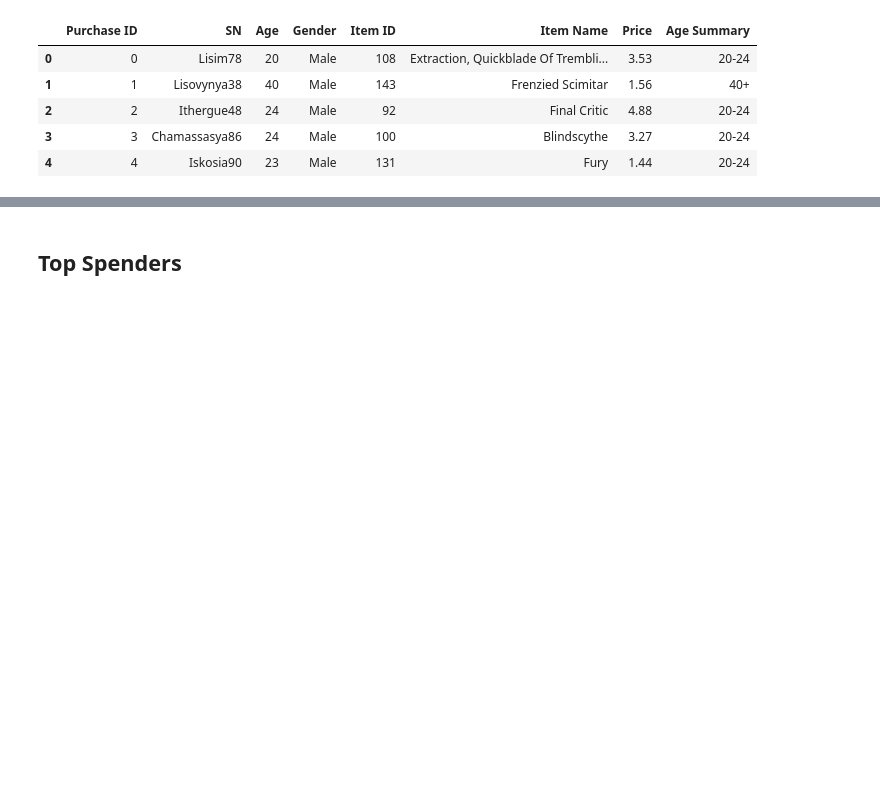
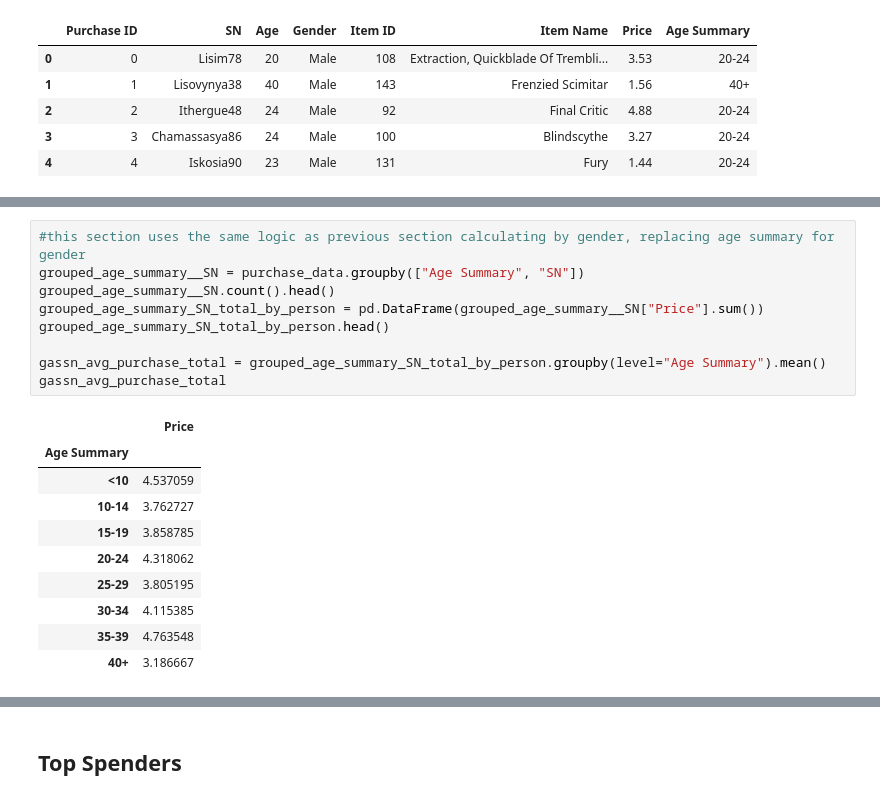
Before and after one commit to jennneth/pandas-challenge, a Jupyter notebook: HeroesofPymoli/HeroesOfPymoli_starter.ipynb, the cells around one changed output, grey strips where cells are left out. Saved outputs shown, nothing was run; the diff lists cells and outputs as text; blank space fills up the shorter version.

```diff
--- a/HeroesofPymoli/HeroesOfPymoli_starter.ipynb
+++ b/HeroesofPymoli/HeroesOfPymoli_starter.ipynb
@@ -420,0 +452,20 @@ purchase_data.head()
+# %%
+#this section uses the same logic as previous section calculating by gender, replacing age summary for gender
+grouped_age_summary__SN = purchase_data.groupby(["Age Summary", "SN"])
+grouped_age_summary__SN.count().head()
+grouped_age_summary_SN_total_by_person = pd.DataFrame(grouped_age_summary__SN["Price"].sum())
+grouped_age_summary_SN_total_by_person.head()
+
+gassn_avg_purchase_total = grouped_age_summary_SN_total_by_person.groupby(level="Age Summary").mean()
+gassn_avg_purchase_total
+# %% [output]
+|  | Price |
+| Age Summary |  |
+| <10 | 4.537059 |
+| 10-14 | 3.762727 |
+| 15-19 | 3.858785 |
+| 20-24 | 4.318062 |
+| 25-29 | 3.805195 |
+| 30-34 | 4.115385 |
+| 35-39 | 4.763548 |
+| 40+ | 3.186667 |
```
Also changed, not shown: parts of 4 cells of this notebook.
